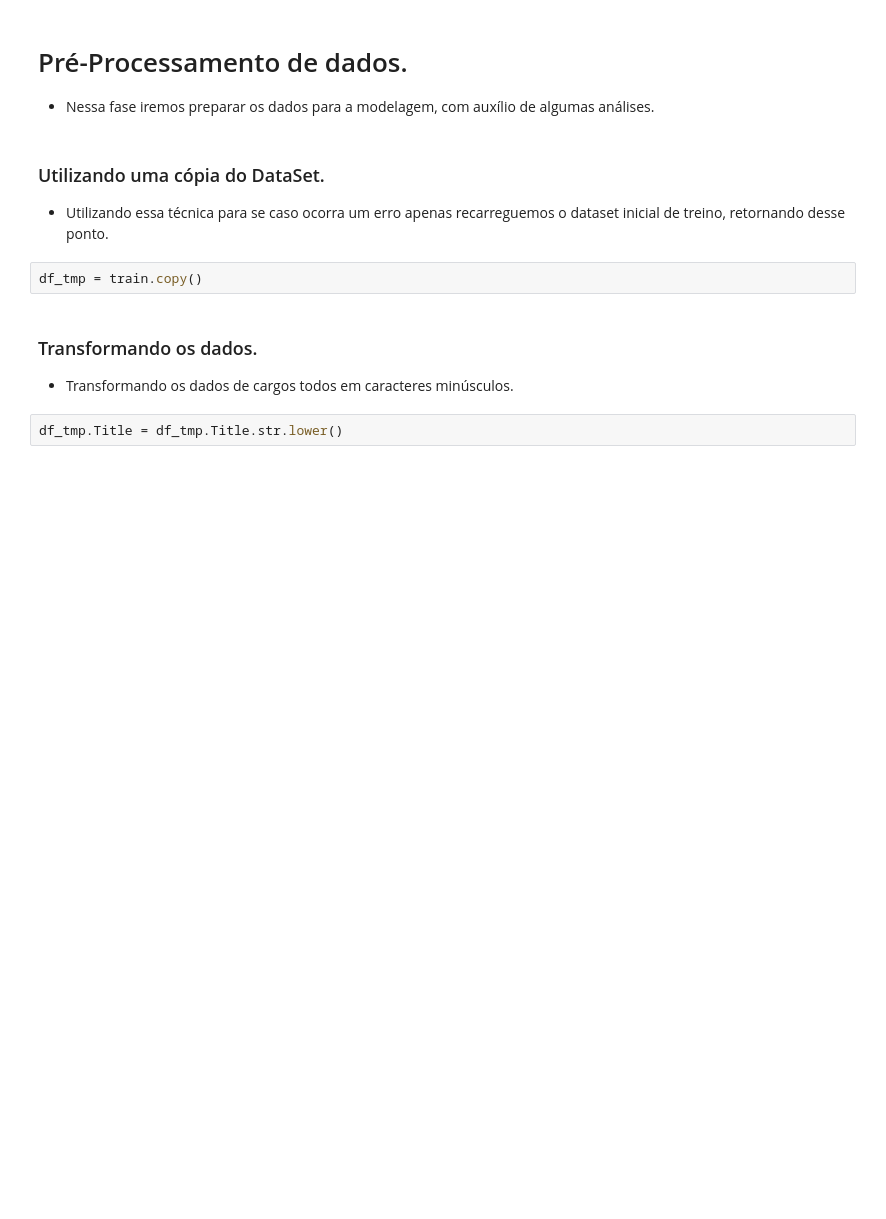
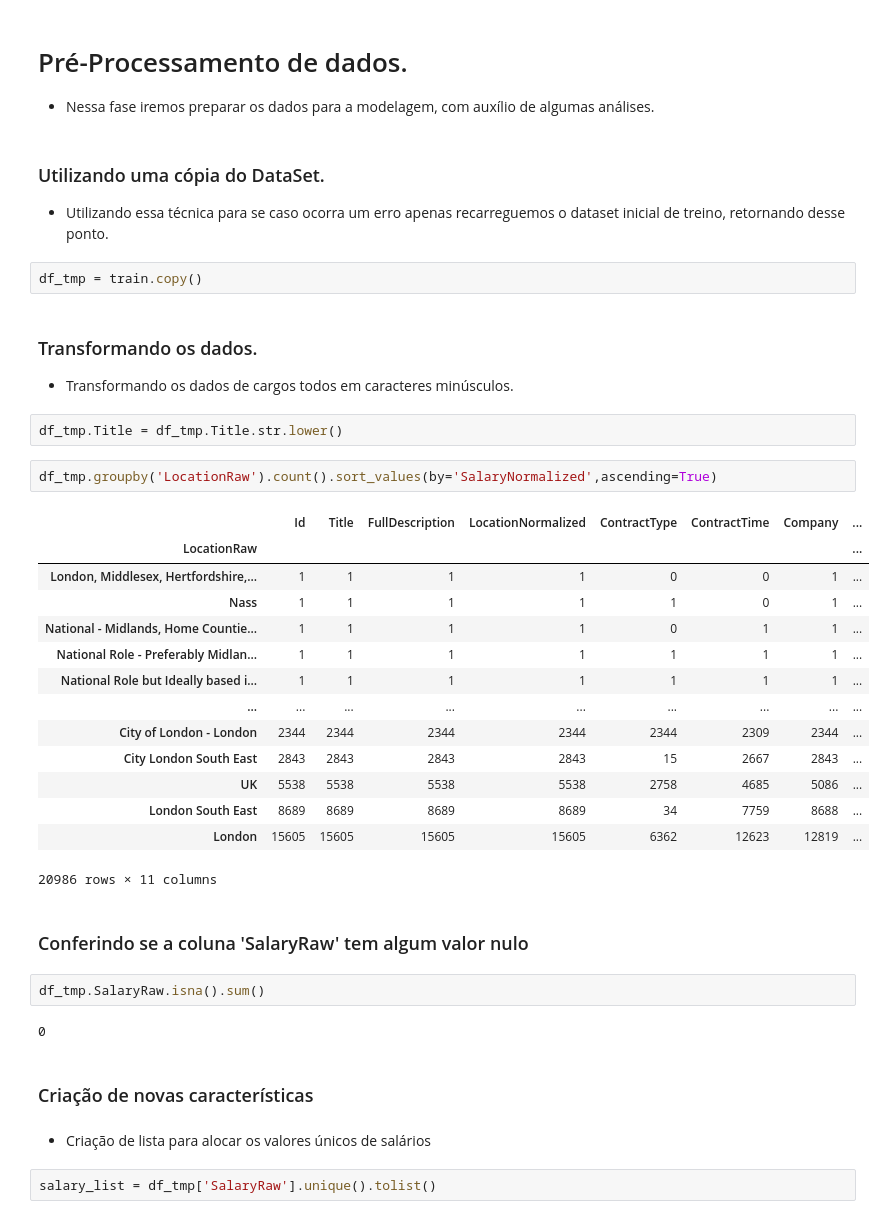
Before and after one commit to NophaieViscente/PredictSalary, a Jupyter notebook: PredictSalary_RegressionProblemExample.ipynb, the cells around one changed output. Saved outputs shown, nothing was run; the diff lists cells and outputs as text; blank space fills up the shorter version.

```diff
--- a/PredictSalary_RegressionProblemExample.ipynb
+++ b/PredictSalary_RegressionProblemExample.ipynb
@@ -201,3 +202,32 @@ df_tmp = train.copy()
 * Transformando os dados de cargos todos em caracteres minúsculos.
 # %%
 df_tmp.Title = df_tmp.Title.str.lower()
+# %%
+df_tmp.groupby('LocationRaw').count().sort_values(by='SalaryNormalized',ascending=True)
+# %% [output]
+|  | Id | Title | FullDescription | LocationNormalized | ContractType | ContractTime | Company | ... |
+| LocationRaw |  |  |  |  |  |  |  | ... |
+| London, Middlesex, Hertfordshire,... | 1 | 1 | 1 | 1 | 0 | 0 | 1 | ... |
+| Nass | 1 | 1 | 1 | 1 | 1 | 0 | 1 | ... |
+| National - Midlands, Home Countie... | 1 | 1 | 1 | 1 | 0 | 1 | 1 | ... |
+| National Role - Preferably Midlan... | 1 | 1 | 1 | 1 | 1 | 1 | 1 | ... |
+| National Role but Ideally based i... | 1 | 1 | 1 | 1 | 1 | 1 | 1 | ... |
+| ... | ... | ... | ... | ... | ... | ... | ... | ... |
+| City of London - London | 2344 | 2344 | 2344 | 2344 | 2344 | 2309 | 2344 | ... |
+| City London South East | 2843 | 2843 | 2843 | 2843 | 15 | 2667 | 2843 | ... |
+| UK | 5538 | 5538 | 5538 | 5538 | 2758 | 4685 | 5086 | ... |
+| London South East | 8689 | 8689 | 8689 | 8689 | 34 | 7759 | 8688 | ... |
+| London | 15605 | 15605 | 15605 | 15605 | 6362 | 12623 | 12819 | ... |
+20986 rows × 11 columns
+# %% [markdown]
+### Conferindo se a coluna 'SalaryRaw' tem algum valor nulo
+# %%
+df_tmp.SalaryRaw.isna().sum()
+# %% [output]
+0
+# %% [markdown]
+### Criação de novas características
+# %% [markdown]
+* Criação de lista para alocar os valores únicos de salários
+# %%
+salary_list = df_tmp['SalaryRaw'].unique().tolist()
```
Also changed, not shown: parts of 24 cells of this notebook.
